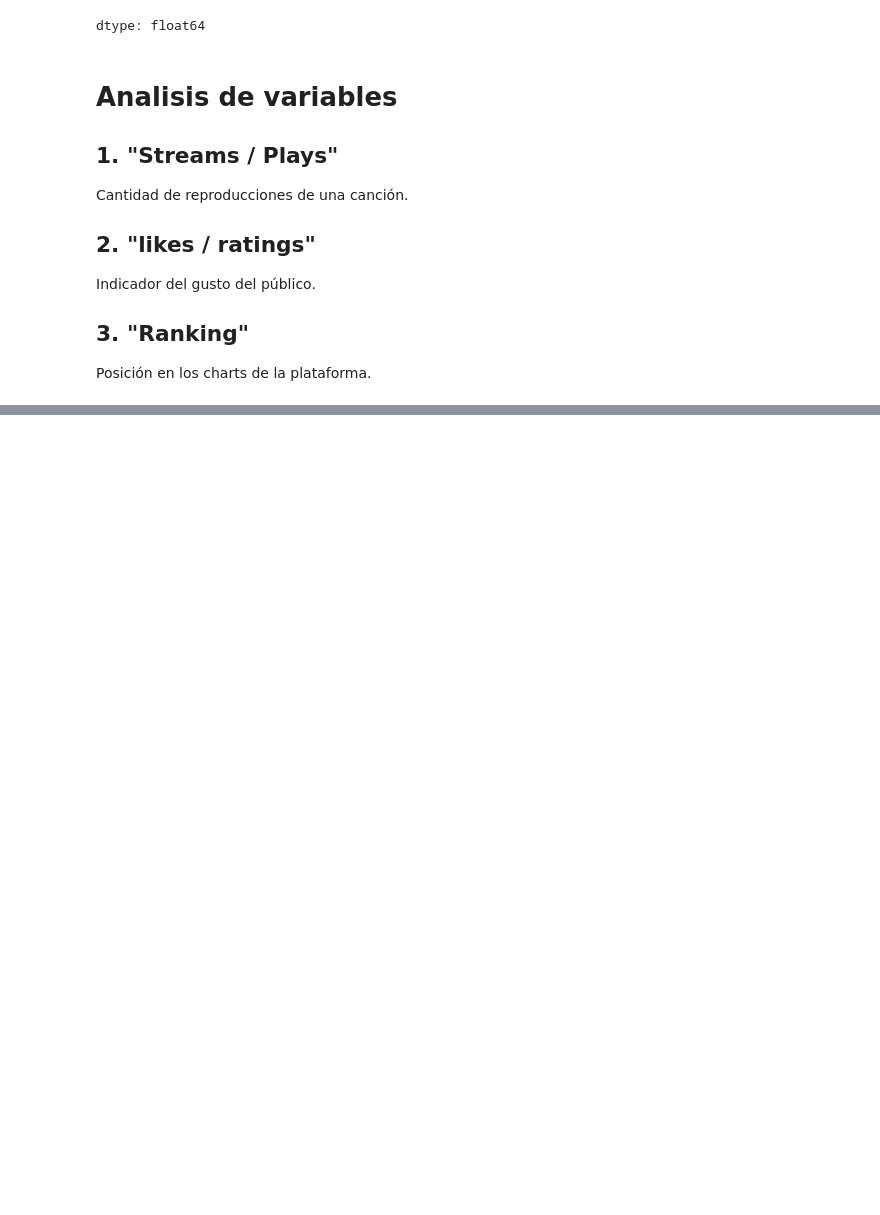
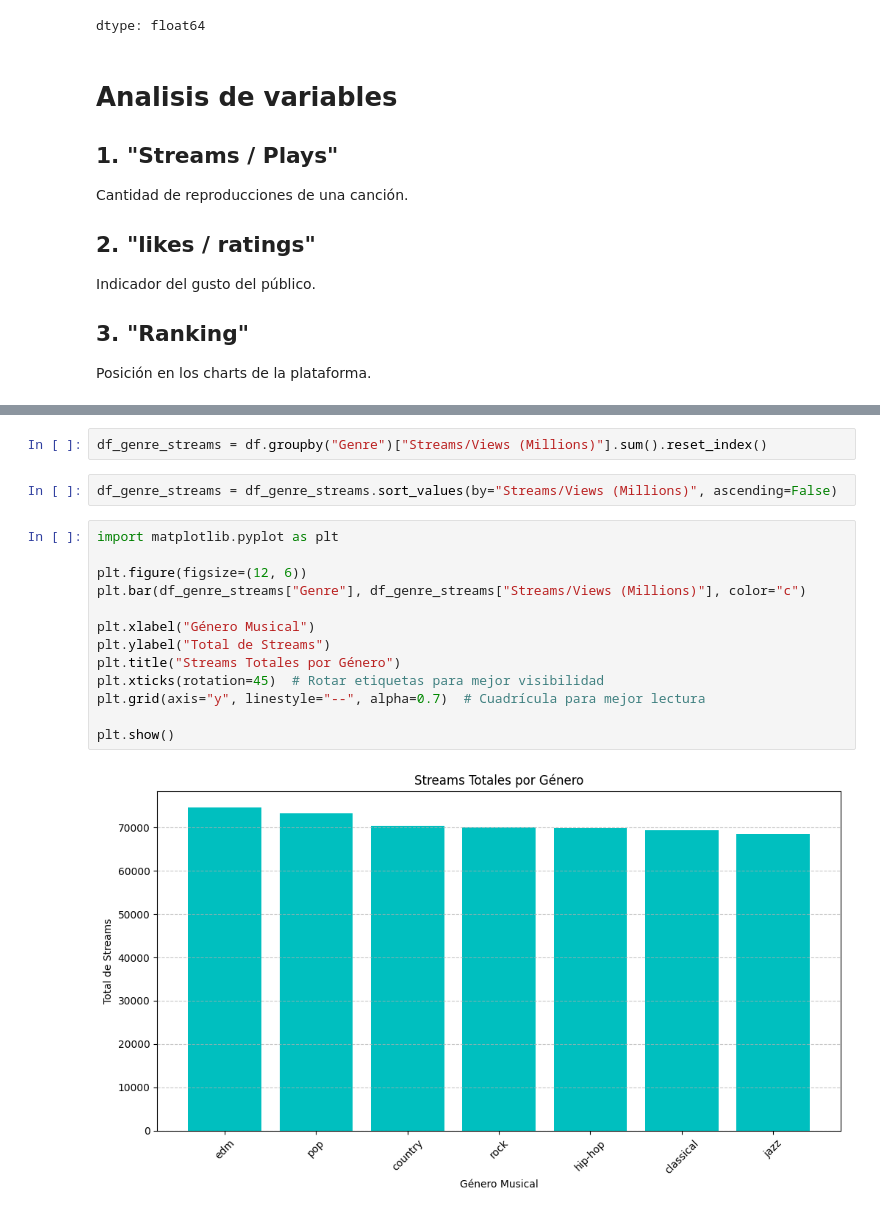
Before and after one commit to FacundoSalgan/Proyecto, a Jupyter notebook: Dataset+salgan.ipynb, the cells around one changed output, grey strips where cells are left out. Cells and saved outputs as stored; diff of their text form; blank space fills up the shorter version.

```diff
--- a/Dataset+salgan.ipynb
+++ b/Dataset+salgan.ipynb
@@ -178,0 +258,19 @@ Posición en los charts de la plataforma.
+# %%
+df_genre_streams = df.groupby("Genre")["Streams/Views (Millions)"].sum().reset_index()
+# %%
+df_genre_streams = df_genre_streams.sort_values(by="Streams/Views (Millions)", ascending=False)
+# %%
+import matplotlib.pyplot as plt
+
+plt.figure(figsize=(12, 6))
+plt.bar(df_genre_streams["Genre"], df_genre_streams["Streams/Views (Millions)"], color="c")
+
+plt.xlabel("Género Musical")
+plt.ylabel("Total de Streams")
+plt.title("Streams Totales por Género")
+plt.xticks(rotation=45)  # Rotar etiquetas para mejor visibilidad
+plt.grid(axis="y", linestyle="--", alpha=0.7)  # Cuadrícula para mejor lectura
+
+plt.show()
+# %% [output]
+[figure, added]
```
Also changed, not shown: parts of 13 cells of this notebook.
